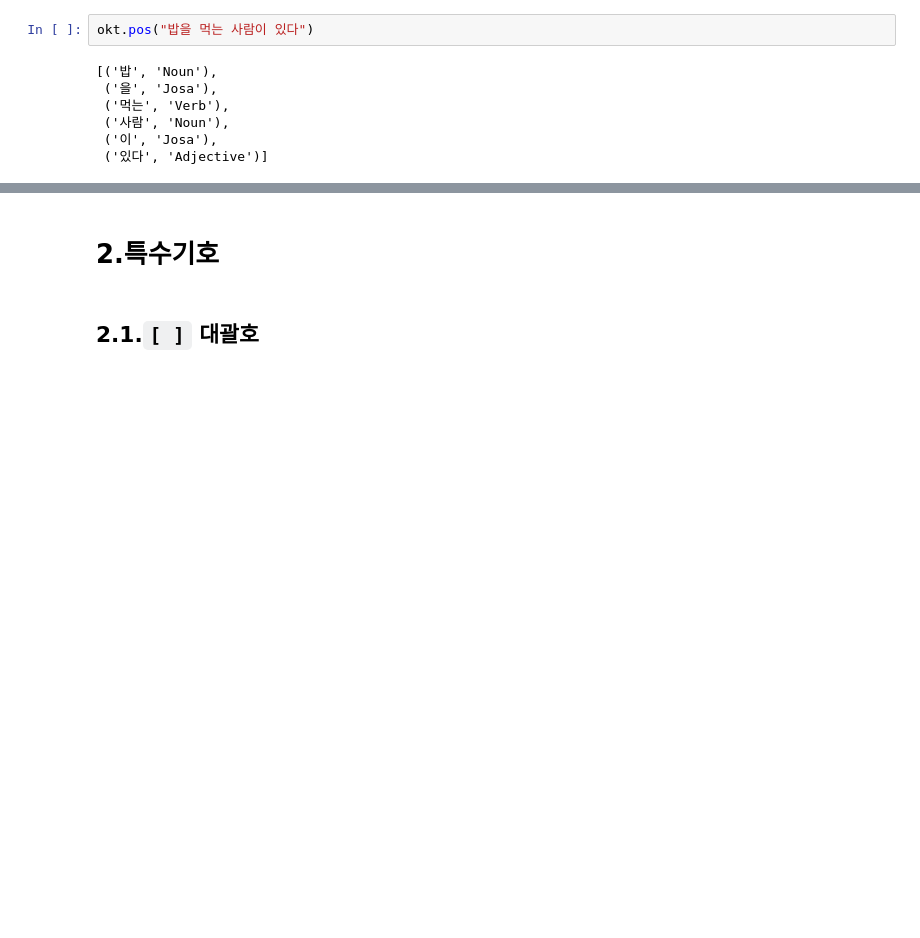
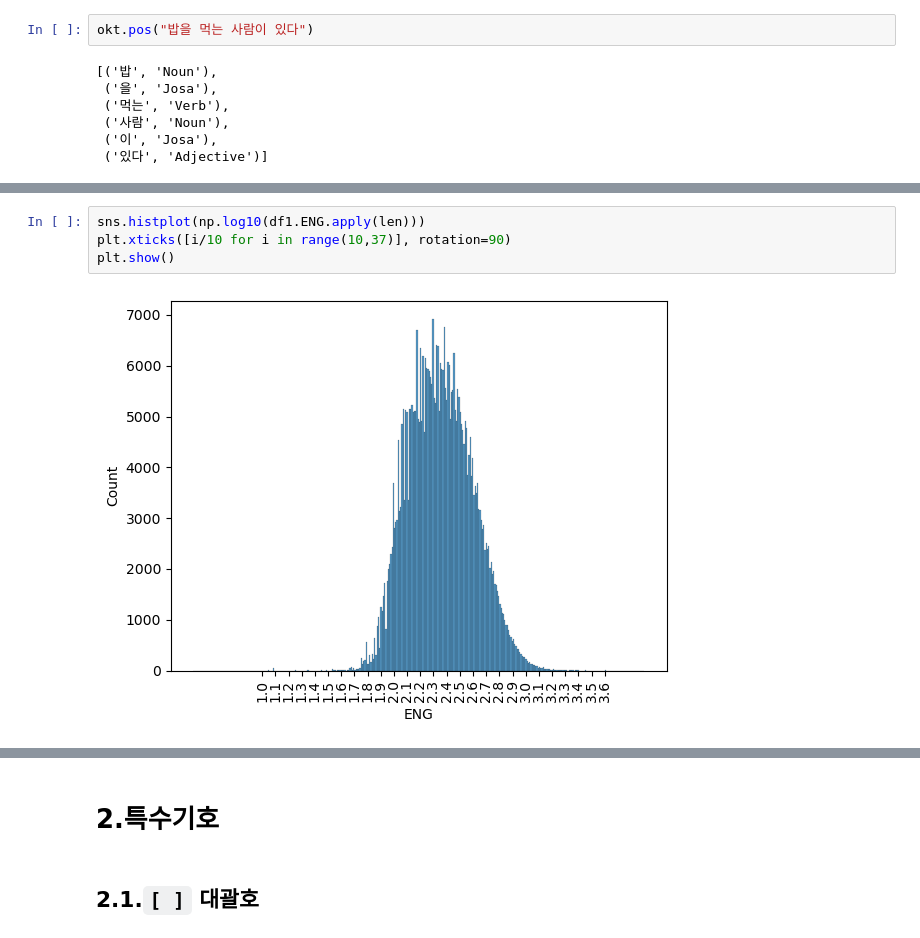
Before and after one commit to tjtmddnjswkd/capstone, a Jupyter notebook: p3_preprocessing_memo.ipynb, the cells around one changed output, grey strips where cells are left out. Drawn from its saved outputs; the diff is of its cells as text; blank space fills up the shorter version.

```diff
--- a/p3_preprocessing_memo.ipynb
+++ b/p3_preprocessing_memo.ipynb
@@ -321,0 +562,6 @@ okt.pos("밥을 먹는 사람이 있다")
+# %%
+sns.histplot(np.log10(df1.ENG.apply(len)))
+plt.xticks([i/10 for i in range(10,37)], rotation=90)
+plt.show()
+# %% [output]
+[figure, added]
```
Also changed, not shown: parts of 61 cells of this notebook, 2 other files.
